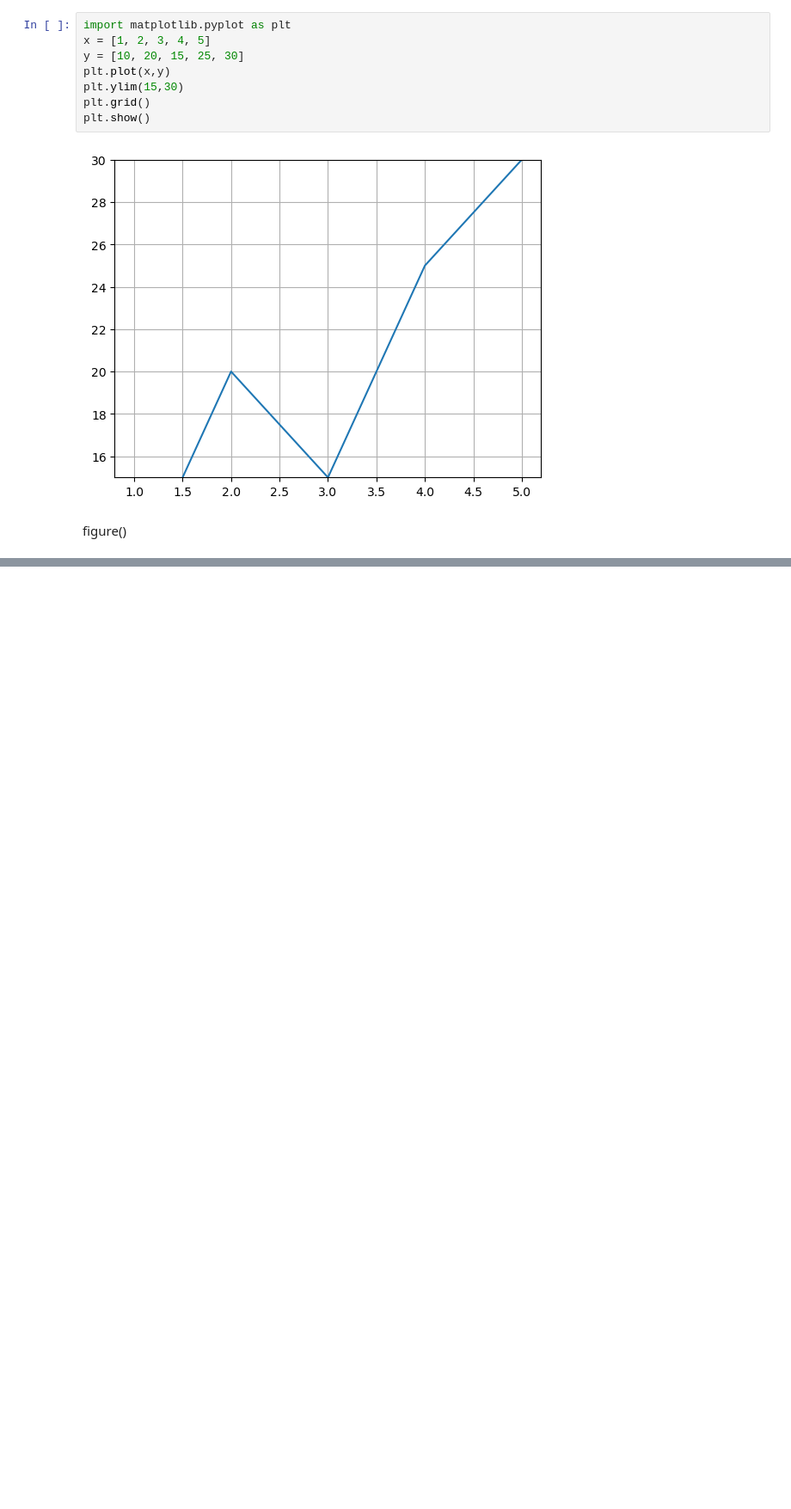
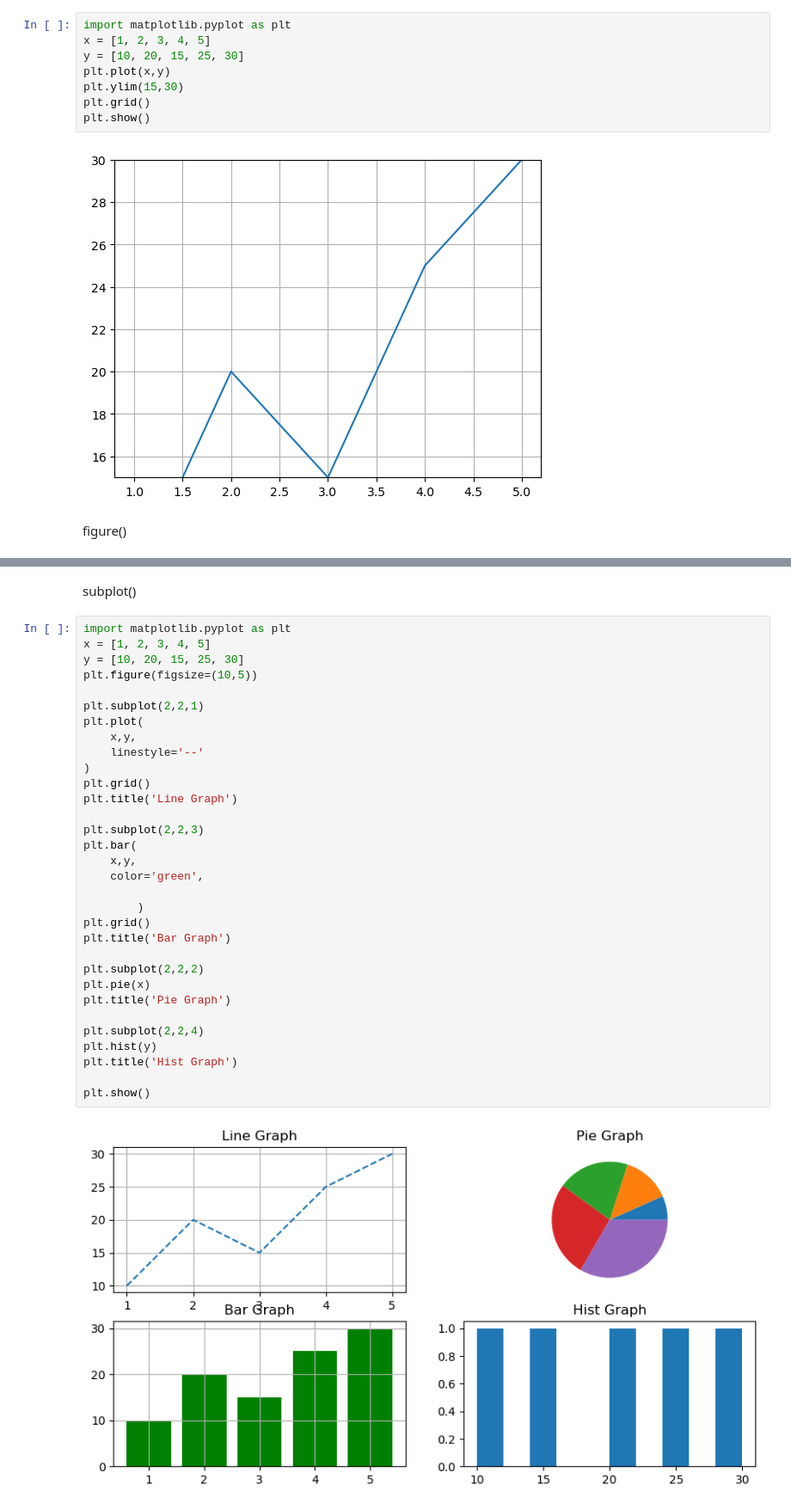
Before and after one commit to shripada-mahato/Matplotlib, a Jupyter notebook: operation.ipynb, the cells around one changed output, grey strips where cells are left out. Shown at 86% size. Cells and saved outputs as stored; diff of their text form; blank space fills up the shorter version.

Commit message:
learn upto subplot and and apply visual effect on a specific graph

```diff
--- a/operation.ipynb
+++ b/operation.ipynb
@@ -297,3 +297,39 @@ plt.grid()
 plt.show()
 # %% [output]
 [figure]
+# %% [markdown]
+subplot()
+# %%
+import matplotlib.pyplot as plt
+x = [1, 2, 3, 4, 5]
+y = [10, 20, 15, 25, 30]
+plt.figure(figsize=(10,5))
+
+plt.subplot(2,2,1)
+plt.plot(
+    x,y,
+    linestyle='--'
+)
+plt.grid()
+plt.title('Line Graph')
+
+plt.subplot(2,2,3)
+plt.bar(
+    x,y,
+    color='green',
+
+        )
+plt.grid()
+plt.title('Bar Graph')
+
+plt.subplot(2,2,2)
+plt.pie(x)
+plt.title('Pie Graph')
+
+plt.subplot(2,2,4)
+plt.hist(y)
+plt.title('Hist Graph')
+
+plt.show()
+# %% [output]
+[figure, added]
```
Also changed, not shown: parts of 1 cell of this notebook.
